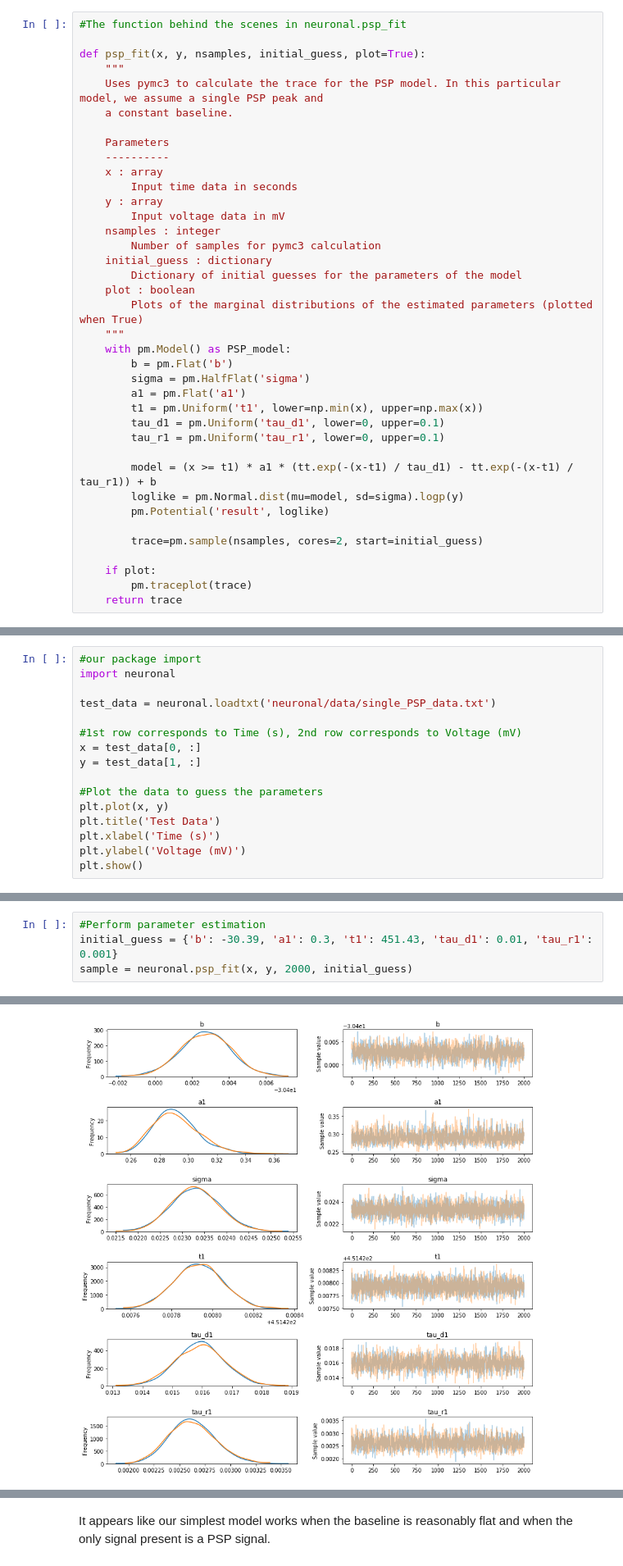
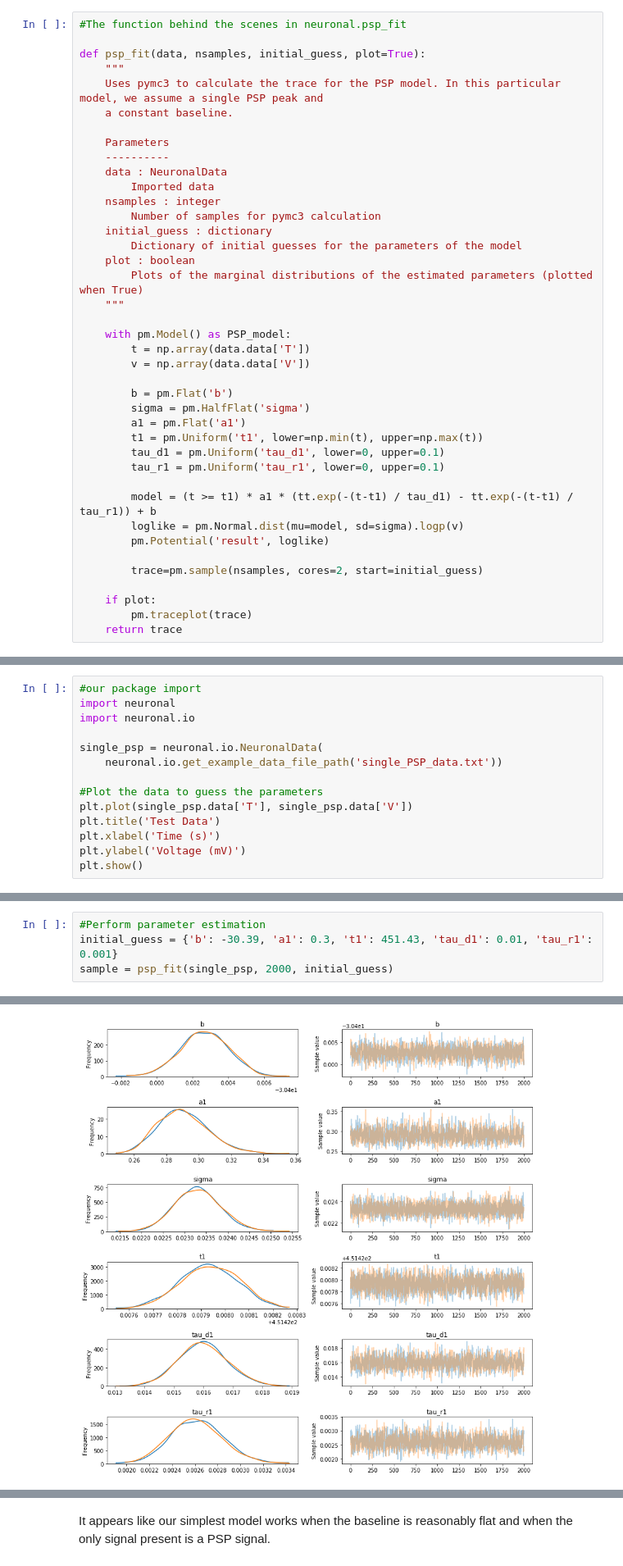
Before and after one commit to phys201/neuronal, a Jupyter notebook: tutorial.ipynb, the cells around one changed output, grey strips where cells are left out. Shown: that part at 82% size. Drawn from its saved outputs; the diff is of its cells as text.

Commit message:
Updated tutorial to import with NeuronalData object

```diff
--- a/tutorial.ipynb
+++ b/tutorial.ipynb
@@ -90,17 +90,15 @@ import matplotlib.pyplot as plt
 # %%
 #The function behind the scenes in neuronal.psp_fit
 
-def psp_fit(x, y, nsamples, initial_guess, plot=True):
+def psp_fit(data, nsamples, initial_guess, plot=True):
     """
     Uses pymc3 to calculate the trace for the PSP model. In this particular model, we assume a single PSP peak and
     a constant baseline.
 
     Parameters
     ----------
-    x : array
-        Input time data in seconds
-    y : array
-        Input voltage data in mV
+    data : NeuronalData
+        Imported data
     nsamples : integer
         Number of samples for pymc3 calculation
     initial_guess : dictionary
@@ -108,16 +106,20 @@ def psp_fit(x, y, nsamples, initial_guess, plot=True):
     plot : boolean
         Plots of the marginal distributions of the estimated parameters (plotted when True)
     """
+
     with pm.Model() as PSP_model:
+        t = np.array(data.data['T'])
+        v = np.array(data.data['V'])
+
         b = pm.Flat('b')
         sigma = pm.HalfFlat('sigma')
         a1 = pm.Flat('a1')
-        t1 = pm.Uniform('t1', lower=np.min(x), upper=np.max(x))
+        t1 = pm.Uniform('t1', lower=np.min(t), upper=np.max(t))
         tau_d1 = pm.Uniform('tau_d1', lower=0, upper=0.1)
         tau_r1 = pm.Uniform('tau_r1', lower=0, upper=0.1)
 
-        model = (x >= t1) * a1 * (tt.exp(-(x-t1) / tau_d1) - tt.exp(-(x-t1) / tau_r1)) + b
-        loglike = pm.Normal.dist(mu=model, sd=sigma).logp(y)
+        model = (t >= t1) * a1 * (tt.exp(-(t-t1) / tau_d1) - tt.exp(-(t-t1) / tau_r1)) + b
+        loglike = pm.Normal.dist(mu=model, sd=sigma).logp(v)
         pm.Potential('result', loglike)
 
         trace=pm.sample(nsamples, cores=2, start=initial_guess)
@@ -130,15 +132,13 @@ Let's import the data using the loadtxt function from the neuronal package (whic
 # %%
 #our package import
 import neuronal
+import neuronal.io
 
-test_data = neuronal.loadtxt('neuronal/data/single_PSP_data.txt')
-
-#1st row corresponds to Time (s), 2nd row corresponds to Voltage (mV)
-x = test_data[0, :]
-y = test_data[1, :]
+single_psp = neuronal.io.NeuronalData(
+    neuronal.io.get_example_data_file_path('single_PSP_data.txt'))
 
 #Plot the data to guess the parameters
-plt.plot(x, y)
+plt.plot(single_psp.data['T'], single_psp.data['V'])
 plt.title('Test Data')
 plt.xlabel('Time (s)')
 plt.ylabel('Voltage (mV)')
@@ -148,7 +148,7 @@ plt.show()
 # %%
 #Perform parameter estimation
 initial_guess = {'b': -30.39, 'a1': 0.3, 't1': 451.43, 'tau_d1': 0.01, 'tau_r1': 0.001}
-sample = neuronal.psp_fit(x, y, 2000, initial_guess)
+sample = psp_fit(single_psp, 2000, initial_guess)
 # %% [output]
 Auto-assigning NUTS sampler...
 Initializing NUTS using jitter+adapt_diag...
@@ -158,4 +158,4 @@ The acceptance probability does not match the target. It is 0.8929992799811458,
-[figure, old version]
+[figure, new version]
 # %%
 summary = pm.summary(sample)
 summary
```
Also changed, not shown: parts of 6 cells of this notebook.
